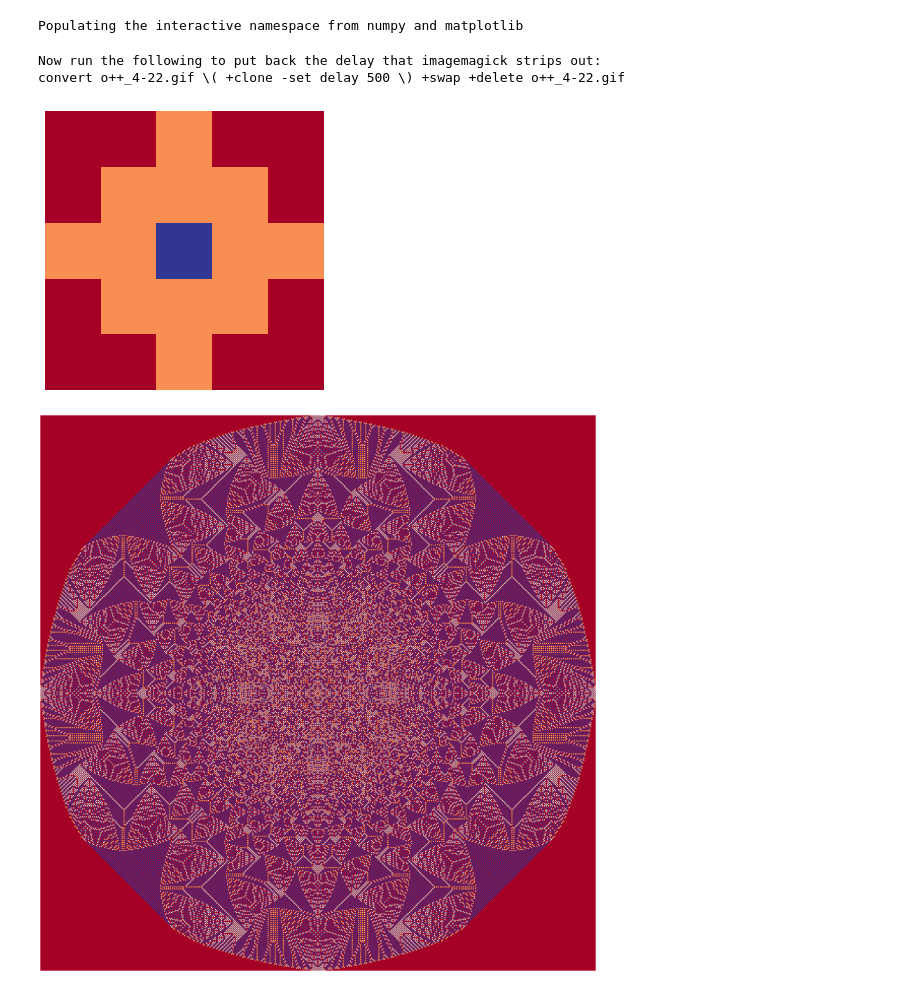
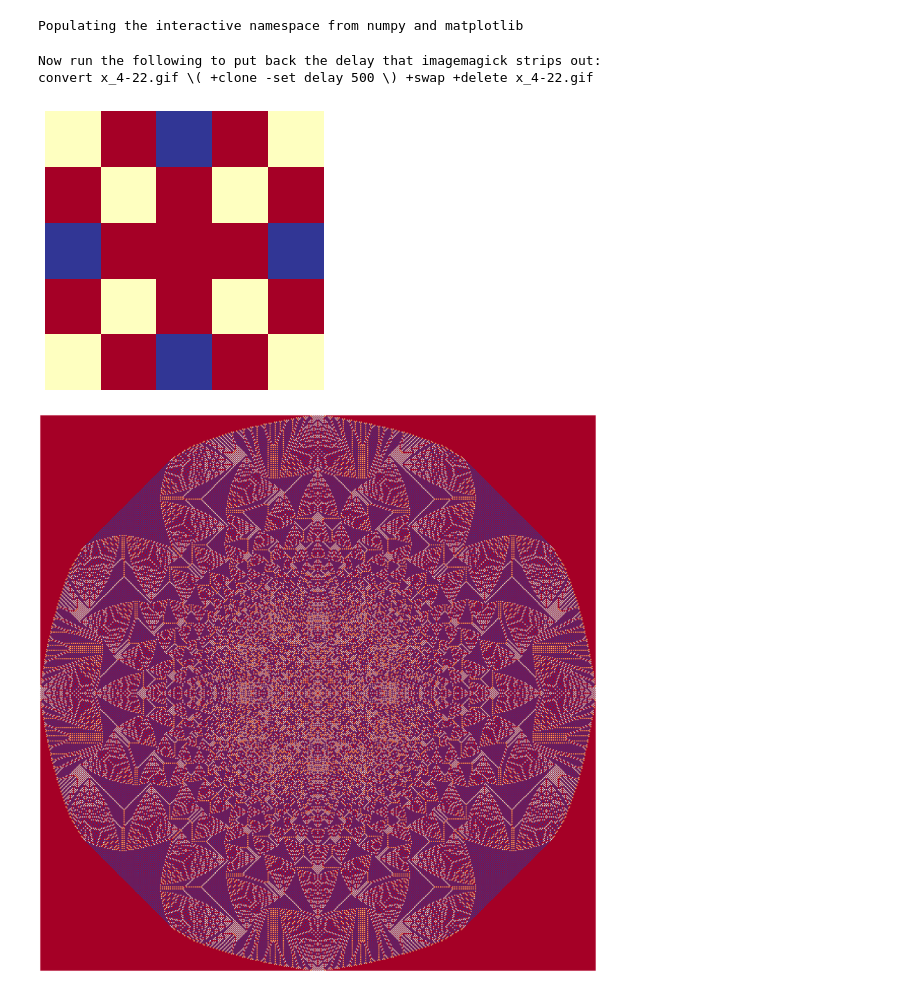
Before and after one commit to sminez/recreational_mathematics, a Jupyter notebook: Sandpiles/Sandpiles.ipynb, the cells around one changed output. Cells and saved outputs as stored; diff of their text form; code cells hidden in the pictures.

```diff
--- a/Sandpiles/Sandpiles.ipynb
+++ b/Sandpiles/Sandpiles.ipynb
@@ -9,8 +9,12 @@ https://docs.scipy.org/doc/numpy/reference/arrays.ndarray.html
 %pylab inline
 from sandpile import *
 import pandas as pd
+import seaborn as sns
 import numpy as np
 import subprocess
+
+sns.set(style='darkgrid')
+sns.set_context('notebook', font_scale=1.5)
 
 
 def trim_grid(grid):
@@ -99,11 +103,11 @@ def animate_by_n(start_stop=(4,22), pattern='+', fps=2, trim=True, cmap="RdYlBu"
 # %% [output]
 Populating the interactive namespace from numpy and matplotlib
 # %%
-animate_by_n((4,22), "o++")
+animate_by_n((4,22), "x")
 # %% [output]
 Now run the following to put back the delay that imagemagick strips out:
-convert o++_4-22.gif \( +clone -set delay 500 \) +swap +delete o++_4-22.gif
+convert x_4-22.gif \( +clone -set delay 500 \) +swap +delete x_4-22.gif
-[figure, old version]
+[figure, new version]
 # %%
 data = from_csv(18, "x", ".")
 visualise(data, 30)
```
Also changed, not shown: parts of 4 cells of this notebook, 16 other files.
